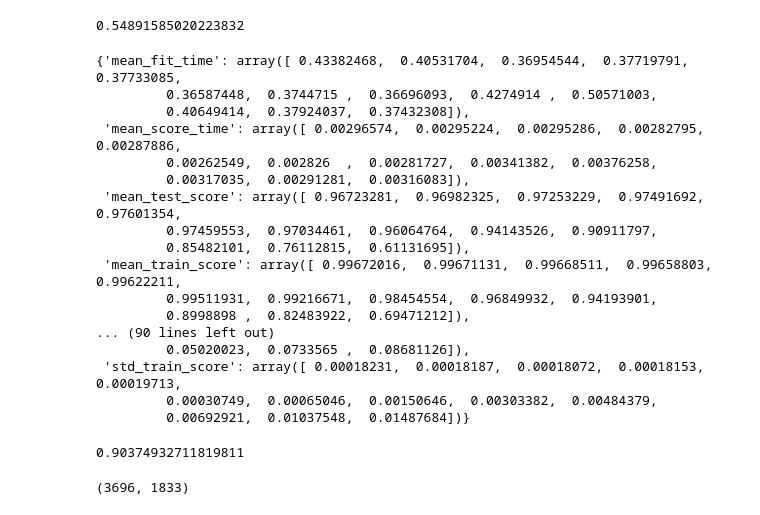
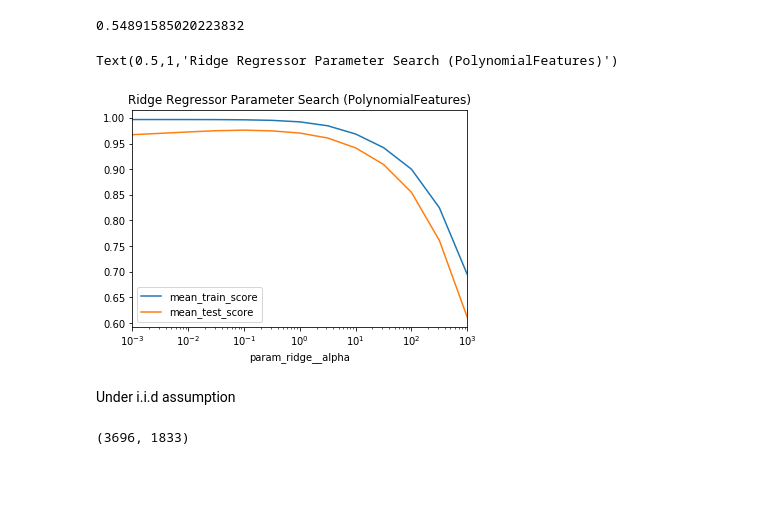
Before and after one commit to applied-ml-spring-18/homework-3-panda-express, a Jupyter notebook: hw3.ipynb, the cells around one changed output. Cells and saved outputs as stored; diff of their text form; code cells hidden in the pictures; blank space fills up the shorter version.

```diff
--- a/hw3.ipynb
+++ b/hw3.ipynb
@@ -769,33 +686,19 @@ grid_mas_poly.best_score_
 grid_mas_poly.score(X_18_poly_self, y_18_poly_self)
 # %% [output]
 0.54891585020223832
-# %%
-grid_mas_poly.cv_results_
-# %% [output]
-{'mean_fit_time': array([ 0.43382468,  0.40531704,  0.36954544,  0.37719791,  0.37733085,
-         0.36587448,  0.3744715 ,  0.36696093,  0.4274914 ,  0.50571003,
-         0.40649414,  0.37924037,  0.37432308]),
- 'mean_score_time': array([ 0.00296574,  0.00295224,  0.00295286,  0.00282795,  0.00287886,
-         0.00262549,  0.002826  ,  0.00281727,  0.00341382,  0.00376258,
-         0.00317035,  0.00291281,  0.00316083]),
- 'mean_test_score': array([ 0.96723281,  0.96982325,  0.97253229,  0.97491692,  0.97601354,
-         0.97459553,  0.97034461,  0.96064764,  0.94143526,  0.90911797,
-         0.85482101,  0.76112815,  0.61131695]),
- 'mean_train_score': array([ 0.99672016,  0.99671131,  0.99668511,  0.99658803,  0.99622211,
-         0.99511931,  0.99216671,  0.98454554,  0.96849932,  0.94193901,
-         0.8998898 ,  0.82483922,  0.69471212]),
-... (90 lines left out)
-         0.05020023,  0.0733565 ,  0.08681126]),
- 'std_train_score': array([ 0.00018231,  0.00018187,  0.00018072,  0.00018153,  0.00019713,
-         0.00030749,  0.00065046,  0.00150646,  0.00303382,  0.00484379,
-         0.00692921,  0.01037548,  0.01487684])}
-# %%
-ridge_pipe_s_t_mas_poly = make_pipeline(MaxAbsScaler(), Ridge(alpha=20.0))
-
-ridge_pipe_s_t_mas_poly.fit(X_15_17_poly_self, y_15_17_poly_self)
-ridge_pipe_s_t_mas_poly.score(X_18_poly_self, y_18_poly_self)
-# %% [output]
-0.90374932711819811
+# %%
+# Visualization
+
+results_ridge_mas_poly = pd.DataFrame(grid_mas_poly.cv_results_)
+results_ridge_mas_poly.plot('param_ridge__alpha', 'mean_train_score')
+results_ridge_mas_poly.plot('param_ridge__alpha', 'mean_test_score', ax=plt.gca())
+plt.xscale("log")
+plt.title('Ridge Regressor Parameter Search (PolynomialFeatures)')
+# %% [output]
+Text(0.5,1,'Ridge Regressor Parameter Search (PolynomialFeatures)')
+[figure, added]
+# %% [markdown]
+Under i.i.d assumption
 # %%
 X_train_iid_poly, X_test_iid_poly, y_train_iid_poly, y_test_iid_poly = train_test_split(X_poly_whole_self, y, random_state=0)
 # %%
```
Also changed, not shown: parts of 39 cells of this notebook.
